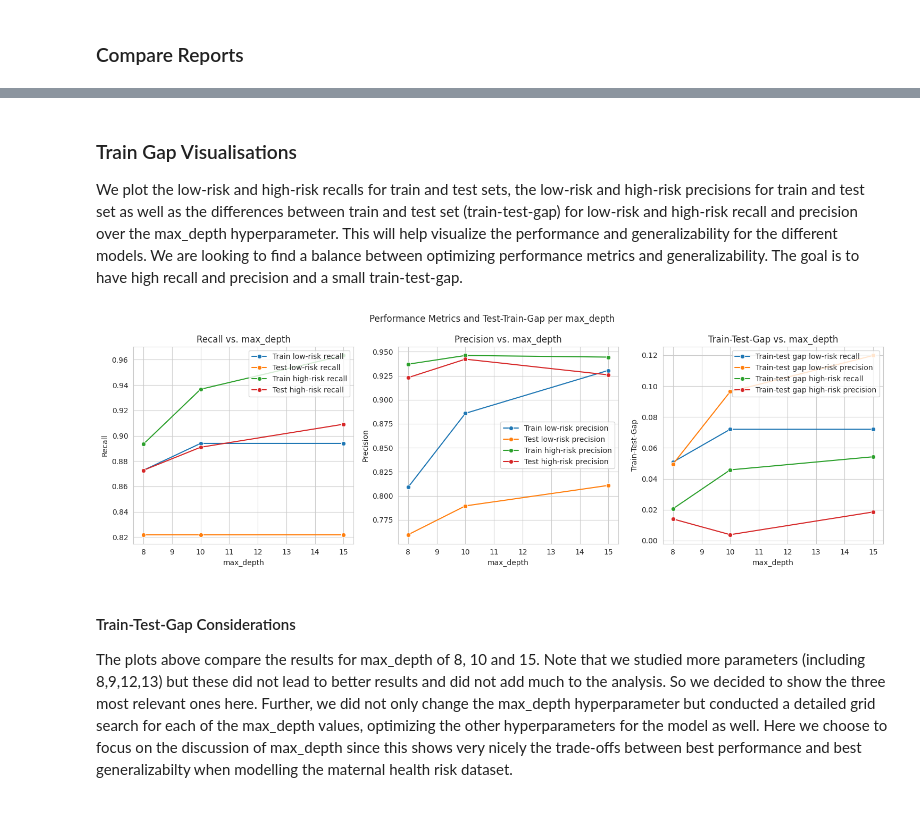
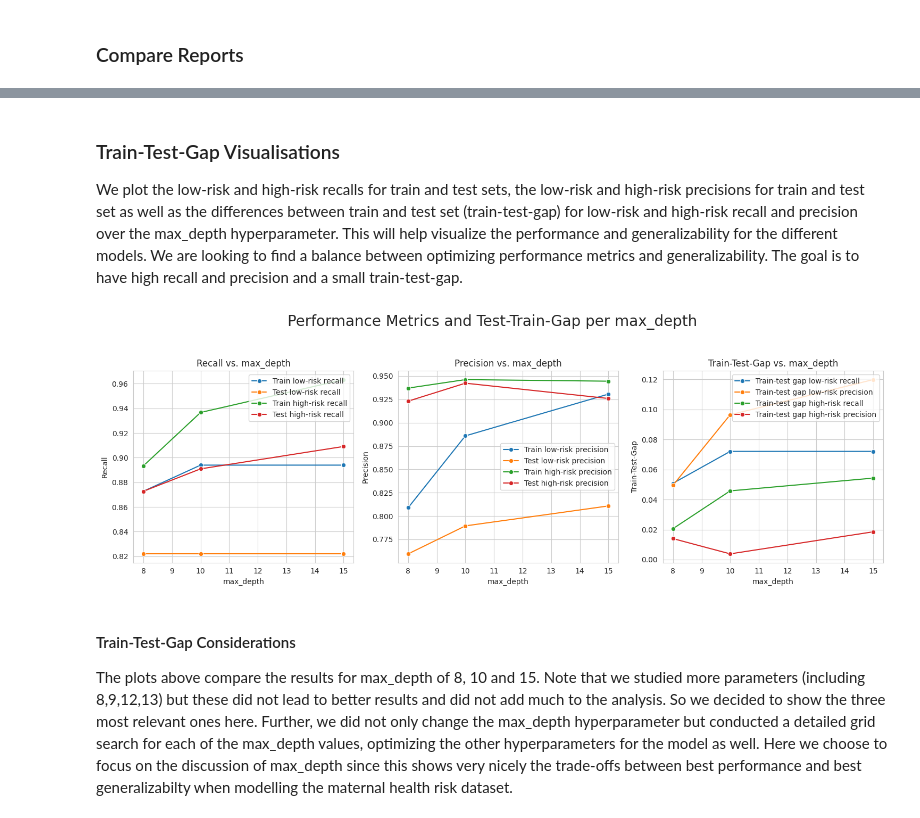
Before and after one commit to theresaabl/ML-maternal-health-risk, a Jupyter notebook: jupyter_notebooks/06-ModellingAndEvaluation-ClassificationA.ipynb, the cells around one changed output, grey strips where cells are left out. Saved outputs shown, nothing was run; the diff lists cells and outputs as text; code cells hidden in the pictures.

Commit message:
Clean up notebook 6, save train-test-gap plot for documentation

```diff
--- a/jupyter_notebooks/06-ModellingAndEvaluation-ClassificationA.ipynb
+++ b/jupyter_notebooks/06-ModellingAndEvaluation-ClassificationA.ipynb
@@ -863,0 +901,3 @@ max_depth 15:
+# %%
+pipeline_clf_d8 = grid_search_pipelines_d8[best_model_d8].best_estimator_
+pipeline_clf_d8
@@ -1037,20 +1048,11 @@ Prediction high risk               3              15              268
 weighted avg       0.82      0.81      0.81       203
 # %%
 label_map = ['low risk', 'mid risk', 'high risk']
-prediction_d8_train = pipeline_clf_rf.predict(X_train)
+prediction_d8_train = pipeline_clf_d8.predict(X_train)
 report_d8_train = pd.DataFrame(classification_report(y_train, prediction_d8_train, target_names=label_map,output_dict=True)).T
 
-confusion_matrix_d8_train = pd.DataFrame(confusion_matrix(y_true=prediction_d8_train, y_pred=y_train),
-                            columns=[["Actual " + sub for sub in label_map]],
-                            index=[["Prediction " + sub for sub in label_map]])
-
-
-prediction_d8_test = pipeline_clf_rf.predict(X_test)
+prediction_d8_test = pipeline_clf_d8.predict(X_test)
 report_d8_test = pd.DataFrame(classification_report(y_test, prediction_d8_test, target_names=label_map,output_dict=True)).T
-
-confusion_matrix_d8_test = pd.DataFrame(confusion_matrix(y_true=prediction_d8_test, y_pred=y_test),
-                            columns=[["Actual " + sub for sub in label_map]],
-                            index=[["Prediction " + sub for sub in label_map]])
 # %%
 report_d8_train
 # %% [output]
@@ -1102,5 +1090,12 @@ report_d8_train
 # %%
-report_d8_train_sel = report_d8_train.filter(["recall", "precision"]).filter(["low risk", "high risk", "accuracy"], axis=0)
+report_d8_train_sel = report_d8_train.filter(["recall", "precision"]).filter(["low risk", "high risk"], axis=0)
 report_d8_train_sel_rn = report_d8_train_sel.rename(columns={"recall": "recall_train_d8", "precision": "precision_train_d8"})
-report_d8_train_sel_rn
+
+report_d8_test_sel = report_d8_test.filter(["recall", "precision"]).filter(["low risk", "high risk"], axis=0)
+report_d8_test_sel_rn = report_d8_test_sel.rename(columns={"recall": "recall_test_d8", "precision": "precision_test_d8"})
+
+report_d8_gap = (report_d8_train_sel).subtract(report_d8_test_sel).rename(columns={"recall": "recall_gap_d8", "precision": "precision_gap_d8"})
+
+report_d8 = pd.concat([report_d8_train_sel_rn, report_d8_test_sel_rn, report_d8_gap], axis=1)
+report_d8
 # %% [output]
@@ -1142,18 +1105,18 @@ report_d8
 # %%
-report_d10_train_sel = report_d10_train.filter(["recall", "precision"]).filter(["low risk", "high risk", "accuracy"], axis=0)
+report_d10_train_sel = report_d10_train.filter(["recall", "precision"]).filter(["low risk", "high risk"], axis=0)
 report_d10_train_sel_rn = report_d10_train_sel.rename(columns={"recall": "recall_train_d10", "precision": "precision_train_d10"})
 
-report_d10_test_sel = report_d10_test.filter(["recall", "precision"]).filter(["low risk", "high risk", "accuracy"], axis=0)
+report_d10_test_sel = report_d10_test.filter(["recall", "precision"]).filter(["low risk", "high risk"], axis=0)
 report_d10_test_sel_rn = report_d10_test_sel.rename(columns={"recall": "recall_test_d10", "precision": "precision_test_d10"})
 
 report_d10_gap = (report_d10_train_sel).subtract(report_d10_test_sel).rename(columns={"recall": "recall_gap_d10", "precision": "precision_gap_d10"})
 
 report_d10 = pd.concat([report_d10_train_sel_rn, report_d10_test_sel_rn, report_d10_gap], axis=1)
 
-report_d15_train_sel = report_d15_train.filter(["recall", "precision"]).filter(["low risk", "high risk", "accuracy"], axis=0)
+report_d15_train_sel = report_d15_train.filter(["recall", "precision"]).filter(["low risk", "high risk"], axis=0)
 report_d15_train_sel_rn = report_d15_train_sel.rename(columns={"recall": "recall_train_d15", "precision": "precision_train_d15"})
 
-report_d15_test_sel = report_d15_test.filter(["recall", "precision"]).filter(["low risk", "high risk", "accuracy"], axis=0)
+report_d15_test_sel = report_d15_test.filter(["recall", "precision"]).filter(["low risk", "high risk"], axis=0)
 report_d15_test_sel_rn = report_d15_test_sel.rename(columns={"recall": "recall_test_d15", "precision": "precision_test_d15"})
 
 report_d15_gap = (report_d15_train_sel).subtract(report_d15_test_sel).rename(columns={"recall": "recall_gap_d15", "precision": "precision_gap_d15"})
@@ -1211,45 +1146,45 @@ gap_report
 # %% [markdown]
-### Train Gap Visualisations
+### Train-Test-Gap Visualisations
 
 We plot the low-risk and high-risk recalls for train and test sets, the low-risk and high-risk precisions for train and test set as well as the differences between train and test set (train-test-gap) for low-risk and high-risk recall and precision over the max_depth hyperparameter. This will help visualize the performance and generalizability for the different models. We are looking to find a balance between optimizing performance metrics and generalizability. The goal is to have high recall and precision and a small train-test-gap.
 # %%
 depths=[8,10,15]
 
 
-fig, axes = plt.subplots(1, 3, figsize=(15, 5), sharex=True)
-fig.suptitle("Performance Metrics and Test-Train-Gap per max_depth")
+fig_train_test_gap, axes = plt.subplots(1, 3, figsize=(15, 5), sharex=True)
+fig_train_test_gap.suptitle("Performance Metrics and Test-Train-Gap per max_depth", fontsize=20, y=1.05)
 
 # Recall subplot
 sns.lineplot(ax=axes[0], x=depths, y=report_max_depths["low risk"][report_max_depths.index.str.contains("recall_train")], label="Train low-risk recall", marker="o")
 sns.lineplot(ax=axes[0], x=depths, y=report_max_depths["low risk"][report_max_depths.index.str.contains("recall_test")], label="Test low-risk recall", marker="o")
 sns.lineplot(ax=axes[0], x=depths, y=report_max_depths["high risk"][report_max_depths.index.str.contains("recall_train")], label="Train high-risk recall", marker="o")
 sns.lineplot(ax=axes[0], x=depths, y=report_max_depths["high risk"][report_max_depths.index.str.contains("recall_test")], label="Test high-risk recall", marker="o")
 axes[0].set_xlabel('max_depth')
 axes[0].set_ylabel('Recall')
 axes[0].set_title('Recall vs. max_depth')
 
 # Precision subplot
 sns.lineplot(ax=axes[1], x=depths, y=report_max_depths["low risk"][report_max_depths.index.str.contains("precision_train")], label="Train low-risk precision", marker="o")
 sns.lineplot(ax=axes[1], x=depths, y=report_max_depths["low risk"][report_max_depths.index.str.contains("precision_test")], label="Test low-risk precision", marker="o")
 sns.lineplot(ax=axes[1], x=depths, y=report_max_depths["high risk"][report_max_depths.index.str.contains("precision_train")], label="Train high-risk precision", marker="o")
 sns.lineplot(ax=axes[1], x=depths, y=report_max_depths["high risk"][report_max_depths.index.str.contains("precision_test")], label="Test high-risk precision", marker="o")
 axes[1].set_xlabel('max_depth')
 axes[1].set_ylabel('Precision')
 axes[1].set_title('Precision vs. max_depth')
 
 sns.lineplot(ax=axes[2], x=depths, y=report_max_depths["low risk"][report_max_depths.index.str.contains("recall_gap")], label="Train-test gap low-risk recall", marker="o")
 sns.lineplot(ax=axes[2], x=depths, y=report_max_depths["low risk"][report_max_depths.index.str.contains("precision_gap")], label="Train-test gap low-risk precision", marker="o")
 sns.lineplot(ax=axes[2], x=depths, y=report_max_depths["high risk"][report_max_depths.index.str.contains("recall_gap")], label="Train-test gap high-risk recall", marker="o")
 sns.lineplot(ax=axes[2], x=depths, y=report_max_depths["high risk"][report_max_depths.index.str.contains("precision_gap")], label="Train-test gap high-risk precision", marker="o")
 axes[2].set_xlabel('max_depth')
 axes[2].set_ylabel('Train-Test-Gap')
 axes[2].set_title('Train-Test-Gap vs. max_depth')
 
 
 plt.tight_layout()
 plt.show()
 # %% [output]
-[figure, old version]
+[figure, new version]
 # %% [markdown]
 #### Train-Test-Gap Considerations
 
```
Also changed, not shown: parts of 78 cells of this notebook, 4 other files.
